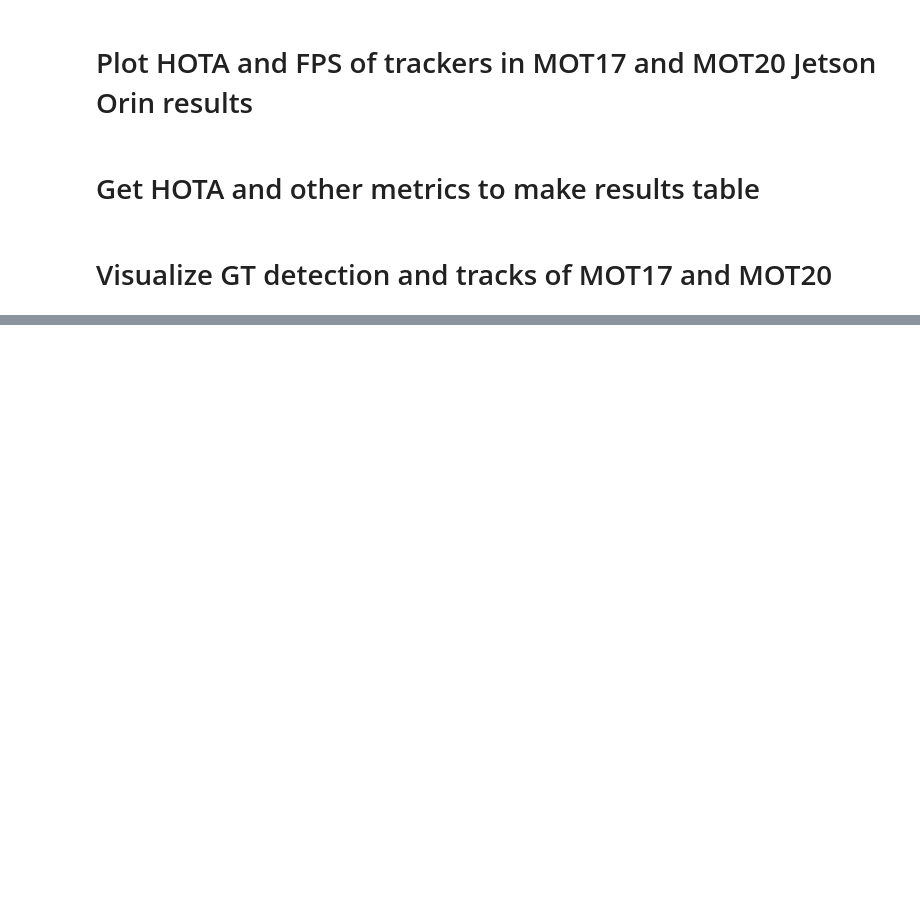
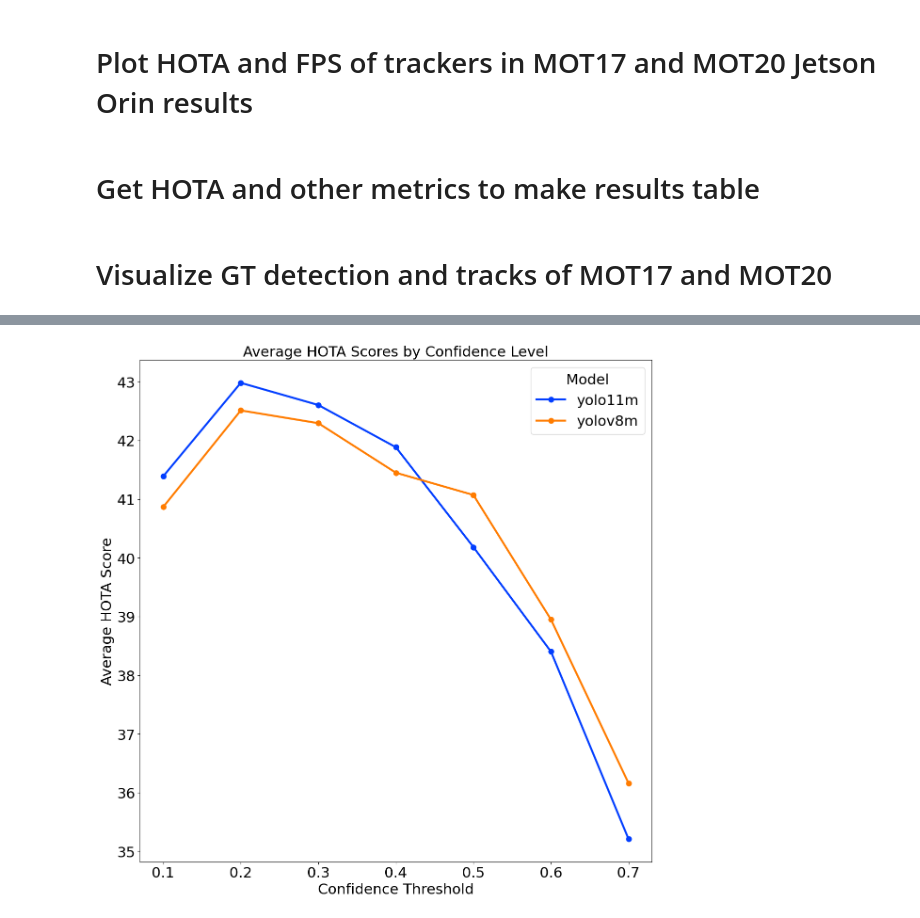
Before and after one commit to Jumabek/LITE, a Jupyter notebook: notebooks/visualize.ipynb, the cells around one changed output, grey strips where cells are left out. Saved outputs shown, nothing was run; the diff lists cells and outputs as text; code cells hidden in the pictures; blank space fills up the shorter version.

```diff
--- a/notebooks/visualize.ipynb
+++ b/notebooks/visualize.ipynb
@@ -625,0 +723,45 @@ df
+# %%
+import matplotlib.pyplot as plt
+import seaborn as sns
+
+# Group data by model and confidence, then average the HOTA scores
+curve_data_model_avg = df.groupby(["model", "conf"])["HOTA"].mean().reset_index()
+
+# Set unique models
+models = curve_data_model_avg["model"].unique()
+
+# Define bold colors for the models
+colors = sns.color_palette("bright", n_colors=len(models))
+
+# Create the plot
+plt.figure(figsize=(12, 12))
+
+for i, model in enumerate(models):
+    model_data = curve_data_model_avg[curve_data_model_avg["model"] == model]
+    plt.plot(
+        model_data["conf"],
+        model_data["HOTA"],
+        label=model,
+        color=colors[i],
+        marker='o',
+        linestyle='-',
+        linewidth=3,
+        markersize=8
+    )
+
+# Add plot details
+plt.title("Average HOTA Scores by Confidence Level", fontsize=22)
+plt.xlabel("Confidence Threshold", fontsize=22)
+plt.ylabel("Average HOTA Score", fontsize=22)
+plt.xticks(fontsize=22)
+plt.yticks(fontsize=22)
+
+# Add legend
+plt.legend(title="Model", fontsize=22, title_fontsize=22)
+
+# Save and show the plot
+plt.tight_layout()
+plt.savefig("average_hota_scores_by_model.png")
+plt.show()
+# %% [output]
+[figure, added]
```
Also changed, not shown: parts of 14 cells of this notebook, 7 other files.
